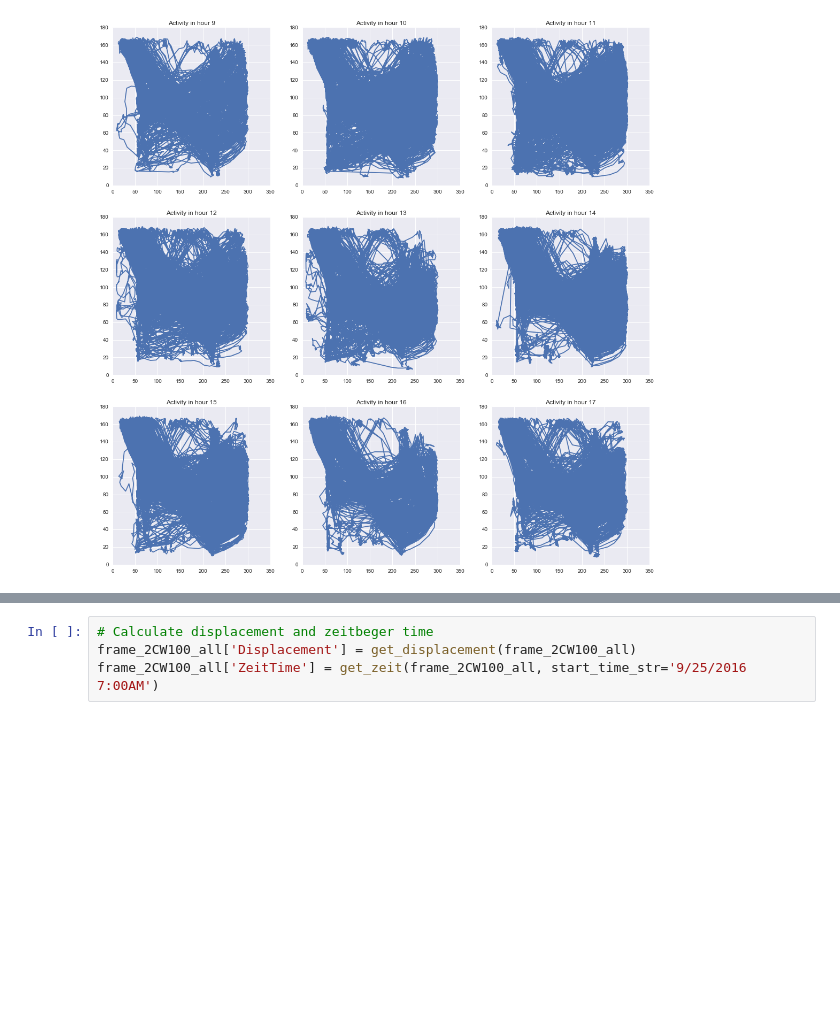
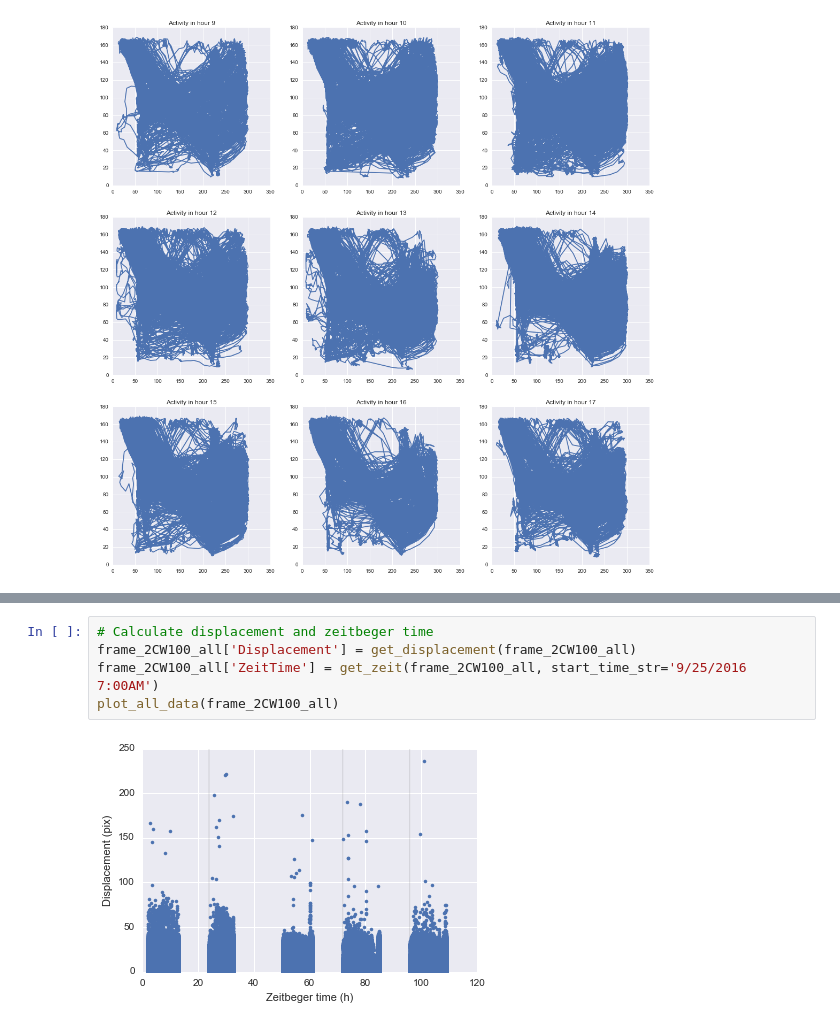
Before and after one commit to lmn93beo/Finch_Movement, a Jupyter notebook: Finch_Movement.ipynb, the cells around one changed output, grey strips where cells are left out. Saved outputs shown, nothing was run; the diff lists cells and outputs as text; blank space fills up the shorter version.

```diff
--- a/Finch_Movement.ipynb
+++ b/Finch_Movement.ipynb
@@ -173,4 +232,7 @@ def get_zeit(day_frame, start_time_str=None, use_time_field=False):
 # %%
 # Calculate displacement and zeitbeger time
 frame_2CW100_all['Displacement'] = get_displacement(frame_2CW100_all)
 frame_2CW100_all['ZeitTime'] = get_zeit(frame_2CW100_all, start_time_str='9/25/2016 7:00AM')
+plot_all_data(frame_2CW100_all)
+# %% [output]
+[figure, added]
```
Also changed, not shown: parts of 20 cells of this notebook.
